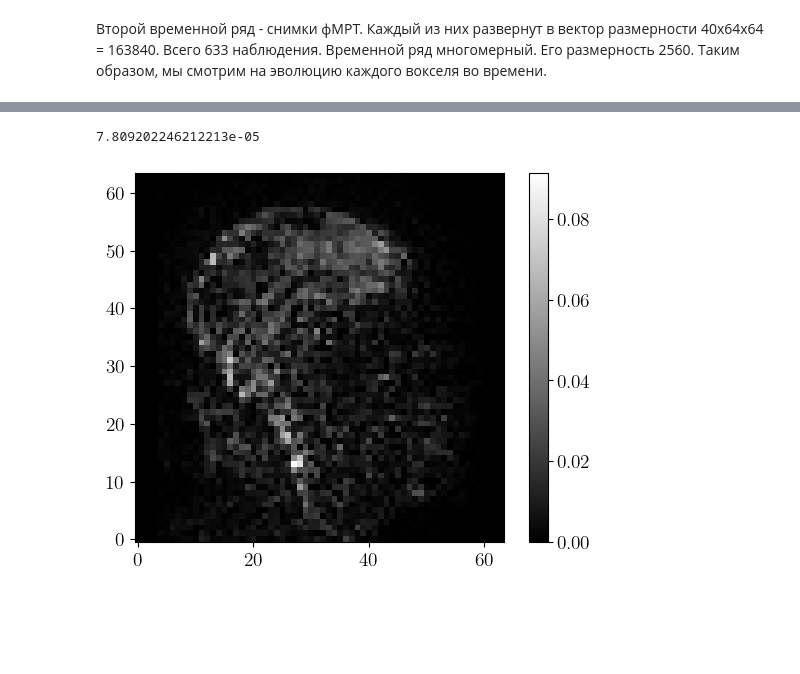
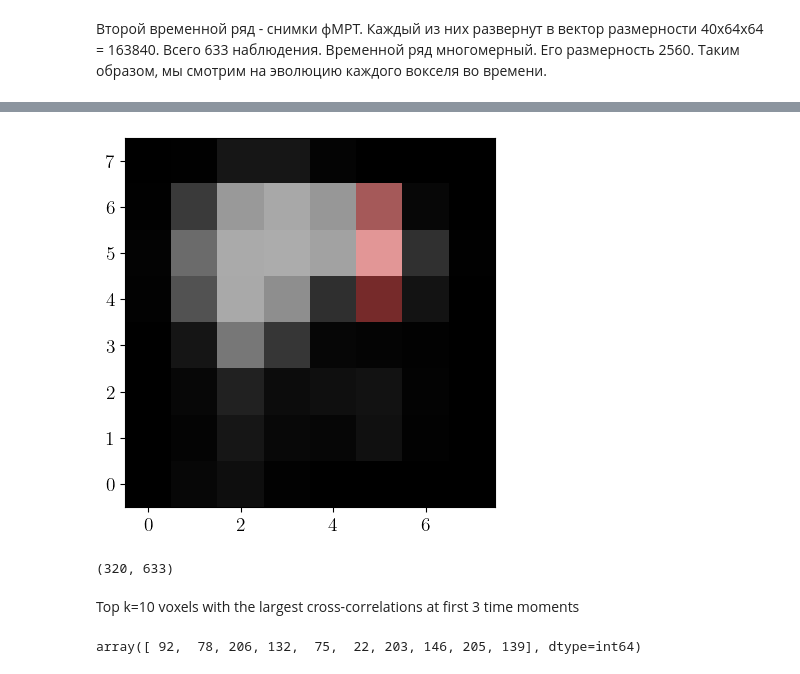
Before and after one commit to intsystems/2023-Project-112, a Jupyter notebook: code/main.ipynb, the cells around one changed output, grey strips where cells are left out. Saved outputs shown, nothing was run; the diff lists cells and outputs as text; code cells hidden in the pictures; blank space fills up the shorter version.

Commit message:
cross correlation

```diff
--- a/code/main.ipynb
+++ b/code/main.ipynb
@@ -765,11 +740,26 @@ difference = abs(scan_test - scan_occur)
-# %%
-(difference ** 2).mean()
-# %% [output]
-7.809202246212213e-05
-# %%
-plt.imshow(difference[20, :, :].T, origin='lower', cmap='gray')
-plt.colorbar()
-plt.savefig("scan_difference.png", dpi=300, bbox_inches="tight")
-plt.show()
-# %% [output]
-[figure, removed]
+# %%
+from matplotlib import colors
+
+def masked(indices=None, scan_number=0, slice_number=4, scans=scans, dims=(5, 8, 8)):
+    scan_vector = scans.T[scan_number]
+    scan = scan_vector.reshape(dims)
+    mask_vector = np.zeros_like(scan_vector)
+    mask_vector[indices] = 1
+    mask = mask_vector.reshape(dims)
+    scan_slice = scan[slice_number, :, :].T
+    scan_slice_masked = mask[slice_number, :, :].T
+    return scan_slice, scan_slice_masked
+
+def show(indices=None, scan_number=0, slice_number=4, ts=ts2, dims=(5, 8, 8)):
+    scan_slice, scan_slice_masked = masked(indices, scan_number, slice_number, ts, dims)
+    cmap = colors.ListedColormap(['black', 'red'])
+    plt.imshow(scan_slice, cmap="gray", origin="lower", vmin=0, vmax=1)
+    plt.imshow(scan_slice_masked, cmap=cmap, origin="lower", alpha=0.3)
+    plt.show()
+# %%
+#indices = np.array([203, 204, 205, 267, 268, 269]) # затылочная доля
+indices = np.array([172, 173, 174, 236, 237, 238, 300, 301, 302]) # лобная доля
+# %%
+show(indices, slice_number=2)
+# %% [output]
+[figure, added]
@@ -775,0 +776,11 @@ plt.show()
+# %%
+matrix.shape
+# %% [output]
+(320, 633)
+# %% [markdown]
+Top k=10 voxels with the largest cross-correlations at first 3 time moments
+# %%
+k = 10
+np.argsort(matrix[:, :3].mean(axis=1))[-k:][::-1]
+# %% [output]
+array([ 92,  78, 206, 132,  75,  22, 203, 146, 205, 139], dtype=int64)
```
Also changed, not shown: parts of 33 cells of this notebook, 34 other files.
